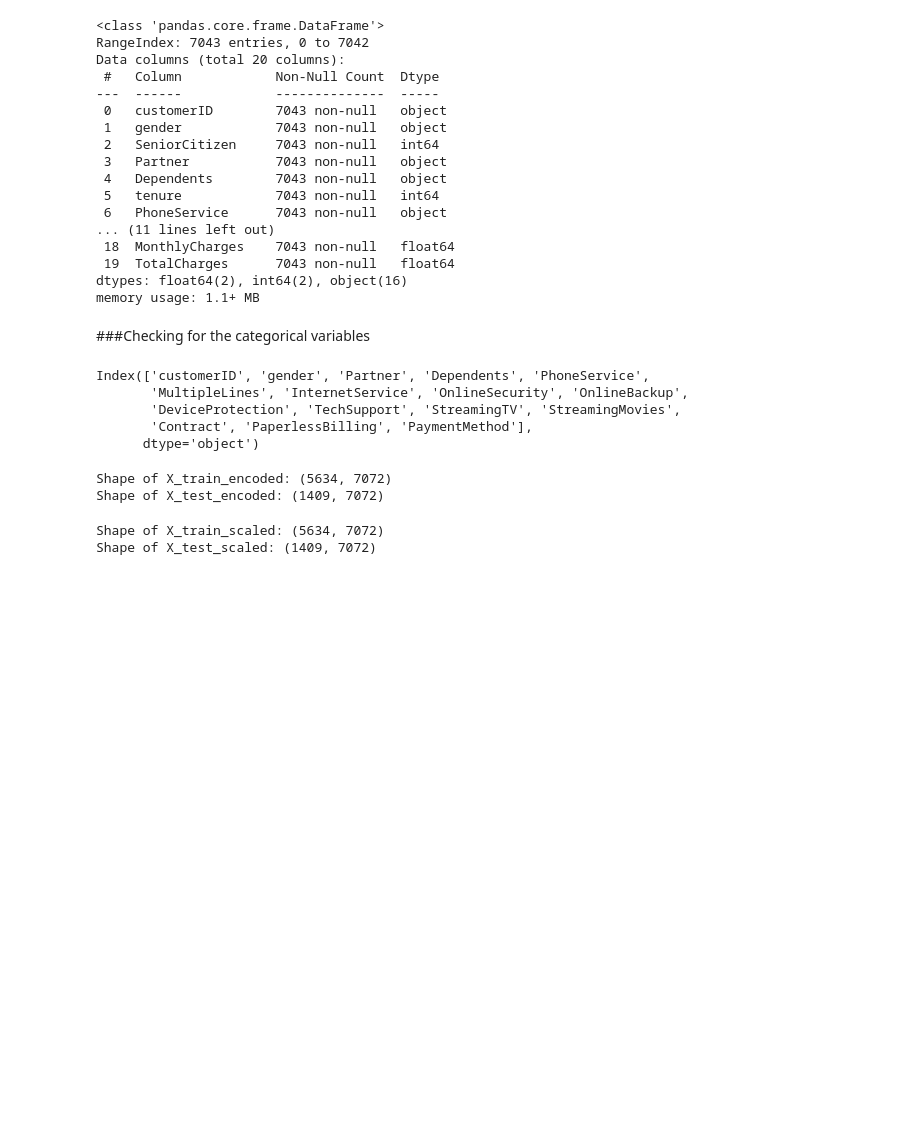
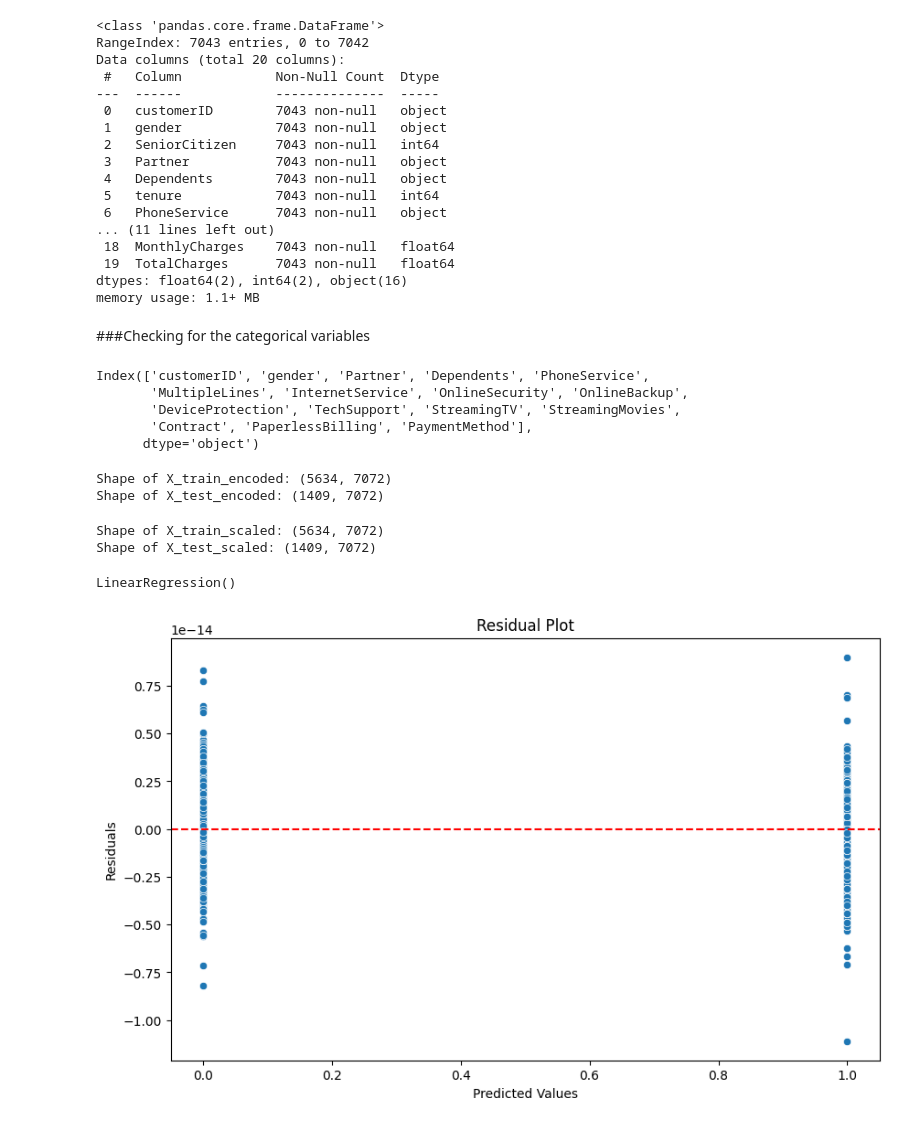
Before and after one commit to TiffanyDegbotse/XAI_assignment2, a Jupyter notebook: template.ipynb, the cells around one changed output. Saved outputs shown, nothing was run; the diff lists cells and outputs as text; code cells hidden in the pictures; blank space fills up the shorter version.

Commit message:
add second assumption test

```diff
--- a/template.ipynb
+++ b/template.ipynb
@@ -248,3 +248,27 @@ print("Shape of X_test_scaled:", X_test_scaled.shape)
 # %% [output]
 Shape of X_train_scaled: (5634, 7072)
 Shape of X_test_scaled: (1409, 7072)
+# %%
+Y_train_numeric = Y_train.apply(lambda x: 1 if x == 'Yes' else 0)
+Y_test_numeric = Y_test.apply(lambda x: 1 if x == 'Yes' else 0)
+#This code was produced by Gemini
+# %%
+model=LinearRegression()
+model.fit(X_train_scaled, Y_train_numeric)
+# %% [output]
+LinearRegression()
+# %%
+Y_train_pred=model.predict(X_train_scaled)
+
+residuals=Y_train_numeric-Y_train_pred
+
+#Creating a residual plot
+plt.figure(figsize=(10,6))
+sns.scatterplot(x=Y_train_pred, y=residuals)
+plt.axhline(y=0, color='r', linestyle='--')
+plt.xlabel('Predicted Values')
+plt.ylabel('Residuals')
+plt.title('Residual Plot')
+plt.show()
+# %% [output]
+[figure, added]
```
Also changed, not shown: parts of 4 cells of this notebook.
